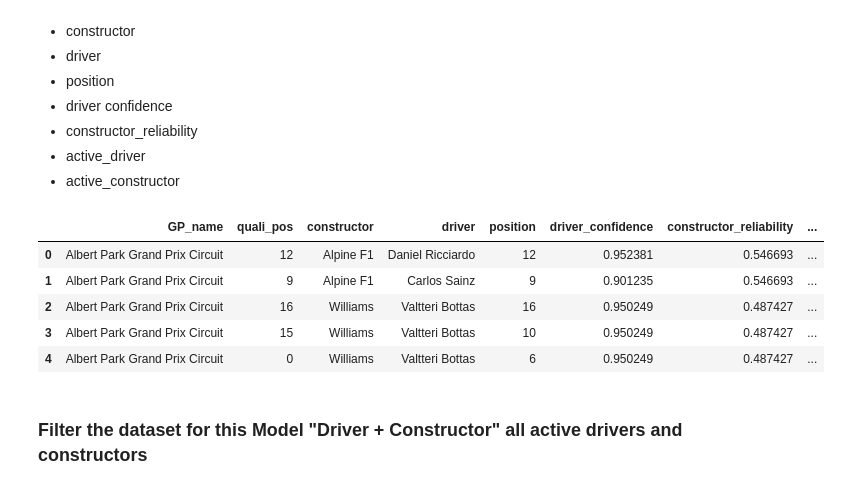
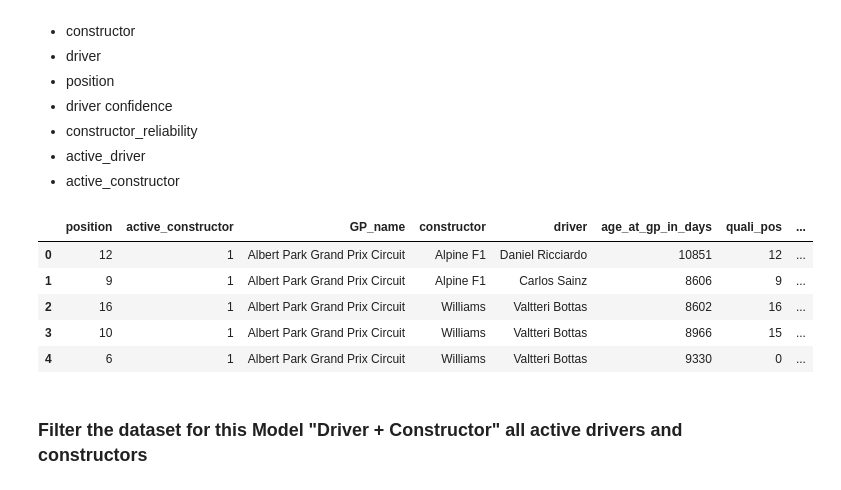
Before and after one commit to Razonde/F1_2022, a Jupyter notebook: beginners/04.ML_Modelling.ipynb, the cells around one changed output. Saved outputs shown, nothing was run; the diff lists cells and outputs as text; code cells hidden in the pictures.

```diff
--- a/beginners/04.ML_Modelling.ipynb
+++ b/beginners/04.ML_Modelling.ipynb
@@ -438,15 +671,15 @@ cleaned_data.to_csv('./data_f1/cleaned_data.csv',index=False)
 - active_constructor
 # %%
 cleaned_data = pd.read_csv('./data_f1/cleaned_data.csv')
-x_dc = cleaned_data[['GP_name','quali_pos','constructor','driver','position','driver_confidence','constructor_reliability','active_driver','active_constructor']]
+x_dc = cleaned_data[[ 'position','active_constructor', 'GP_name','constructor','driver','age_at_gp_in_days', 'quali_pos', 'positionOrder', 'points', 'constructor_reliability', 'year', 'round', 'driver_confidence', 'number_x', 'lat']]
 x_dc.head()
 # %% [output]
-|  | GP_name | quali_pos | constructor | driver | position | driver_confidence | constructor_reliability | ... |
-| 0 | Albert Park Grand Prix Circuit | 12 | Alpine F1 | Daniel Ricciardo | 12 | 0.952381 | 0.546693 | ... |
-| 1 | Albert Park Grand Prix Circuit | 9 | Alpine F1 | Carlos Sainz | 9 | 0.901235 | 0.546693 | ... |
-| 2 | Albert Park Grand Prix Circuit | 16 | Williams | Valtteri Bottas | 16 | 0.950249 | 0.487427 | ... |
-| 3 | Albert Park Grand Prix Circuit | 15 | Williams | Valtteri Bottas | 10 | 0.950249 | 0.487427 | ... |
-| 4 | Albert Park Grand Prix Circuit | 0 | Williams | Valtteri Bottas | 6 | 0.950249 | 0.487427 | ... |
+|  | position | active_constructor | GP_name | constructor | driver | age_at_gp_in_days | quali_pos | ... |
+| 0 | 12 | 1 | Albert Park Grand Prix Circuit | Alpine F1 | Daniel Ricciardo | 10851 | 12 | ... |
+| 1 | 9 | 1 | Albert Park Grand Prix Circuit | Alpine F1 | Carlos Sainz | 8606 | 9 | ... |
+| 2 | 16 | 1 | Albert Park Grand Prix Circuit | Williams | Valtteri Bottas | 8602 | 16 | ... |
+| 3 | 10 | 1 | Albert Park Grand Prix Circuit | Williams | Valtteri Bottas | 8966 | 15 | ... |
+| 4 | 6 | 1 | Albert Park Grand Prix Circuit | Williams | Valtteri Bottas | 9330 | 0 | ... |
 # %% [markdown]
 ### Filter the dataset for this Model "Driver + Constructor" all active drivers and constructors
 # %%
```
Also changed, not shown: parts of 27 cells of this notebook, 1 other file.
